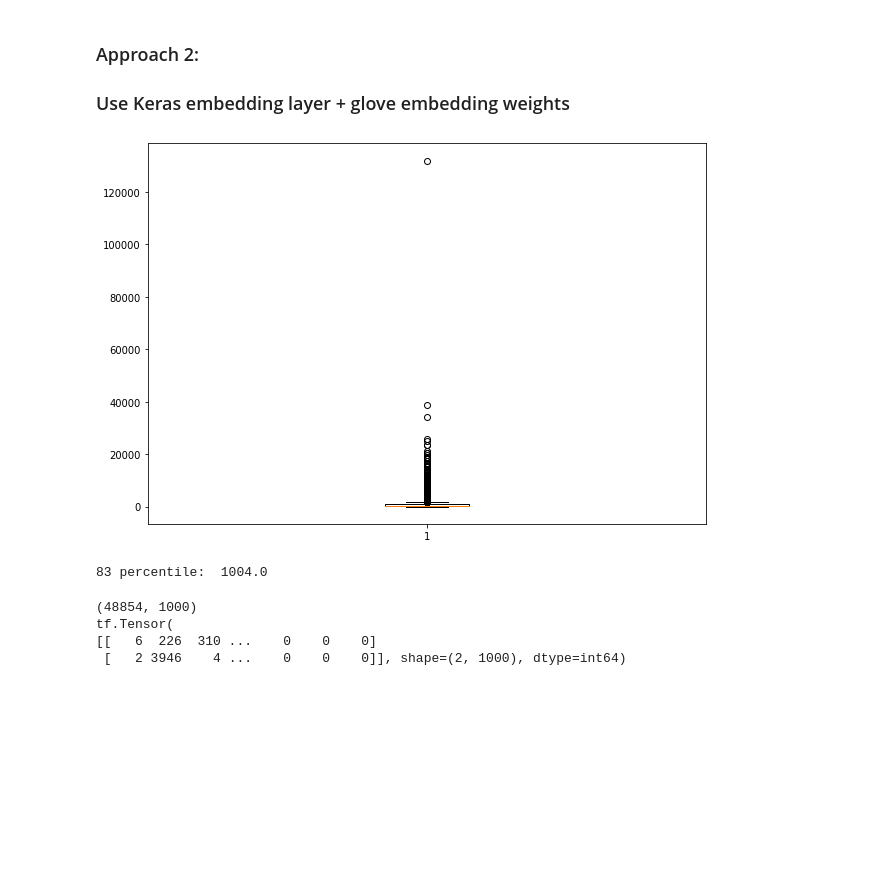
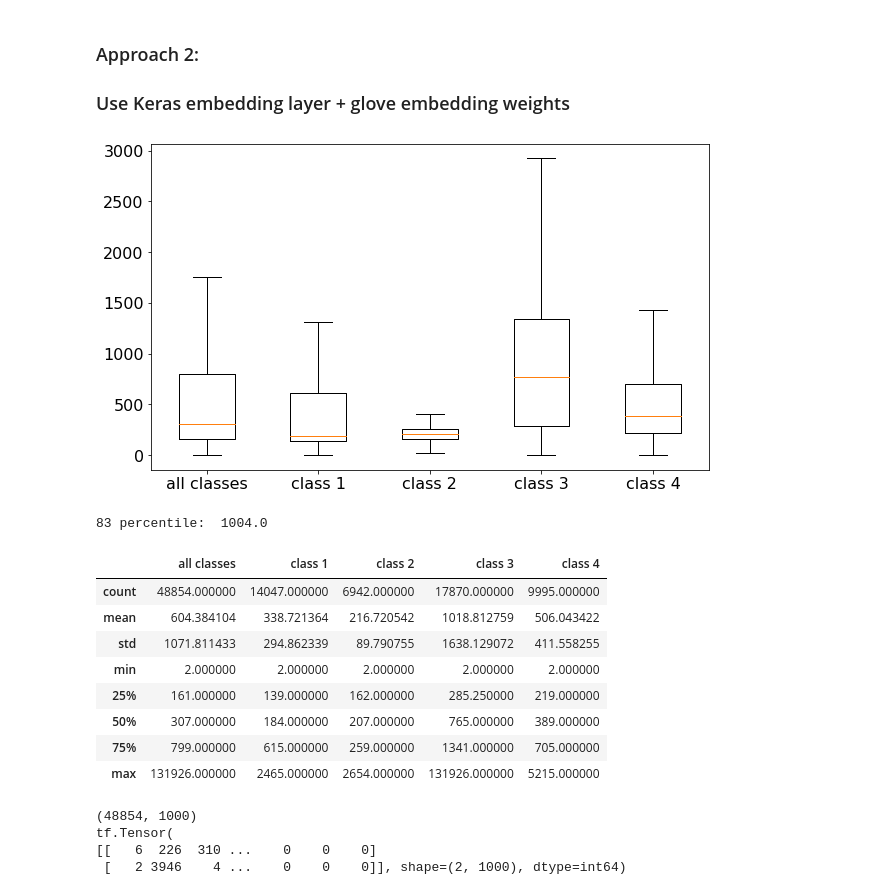
Before and after one commit to wengYing227/Labeled-Unreliable-News, a Jupyter notebook: Project_code_nn.ipynb, the cells around one changed output. Drawn from its saved outputs; the diff is of its cells as text; code cells hidden in the pictures; blank space fills up the shorter version.

Commit message:
add text length plot

```diff
--- a/Project_code_nn.ipynb
+++ b/Project_code_nn.ipynb
@@ -547,26 +547,51 @@ from nltk.tokenize import word_tokenize
 len_list = []
 for d in tqdm(X_train):
     len_list.append(len(word_tokenize(d)))
-# %%
-import matplotlib.pyplot as plt
-
-fig = plt.figure(figsize =(10, 7))
-
-# Creating plot
-plt.boxplot(len_list)
-
-# show plot
-plt.show()
-
-import pandas as pd
-import numpy as np
-
-df_describe = pd.DataFrame(len_list)
-df_describe.describe()
-print("83 percentile: ",np.percentile(len_list, 83))
-# %% [output]
-[figure, removed]
-83 percentile:  1004.0
+# %%
+import matplotlib.pyplot as plt
+import pandas as pd
+import numpy as np
+
+
+df = pd.DataFrame(list(zip(len_list, y_train)),
+               columns =['length', 'class'])
+
+arr1 = df.loc[df['class'] == 1]['length']
+arr2 = df.loc[df['class'] == 2]['length']
+arr3 = df.loc[df['class'] == 3]['length']
+arr4 = df.loc[df['class'] == 4]['length']
+
+fig, ax1 = plt.subplots(figsize=(10, 6))
+plt.yticks(fontsize=16)
+# Creating plot
+
+ax1.boxplot([len_list, arr1, arr2, arr3, arr4], showfliers=False)
+ax1.set_xticklabels(['all classes', 'class 1','class 2','class 3','class 4'], fontsize=16)
+# show plot
+plt.show()
+
+
+df_describe = pd.concat([pd.DataFrame(len_list).describe(), \
+                         pd.DataFrame(arr1).describe(), \
+                         pd.DataFrame(arr2).describe(), \
+                         pd.DataFrame(arr3).describe(), \
+                         pd.DataFrame(arr4).describe()], axis=1)
+df_describe.columns = ['all classes', 'class 1','class 2','class 3','class 4']
+print("83 percentile: ",np.percentile(len_list, 83))
+
+df_describe
+# %% [output]
+[figure, added]
+83 percentile:  1004.0
+|  | all classes | class 1 | class 2 | class 3 | class 4 |
+| count | 48854.000000 | 14047.000000 | 6942.000000 | 17870.000000 | 9995.000000 |
+| mean | 604.384104 | 338.721364 | 216.720542 | 1018.812759 | 506.043422 |
+| std | 1071.811433 | 294.862339 | 89.790755 | 1638.129072 | 411.558255 |
+| min | 2.000000 | 2.000000 | 2.000000 | 2.000000 | 2.000000 |
+| 25% | 161.000000 | 139.000000 | 162.000000 | 285.250000 | 219.000000 |
+| 50% | 307.000000 | 184.000000 | 207.000000 | 765.000000 | 389.000000 |
+| 75% | 799.000000 | 615.000000 | 259.000000 | 1341.000000 | 705.000000 |
+| max | 131926.000000 | 2465.000000 | 2654.000000 | 131926.000000 | 5215.000000 |
 # %%
 from keras import layers
 
```
